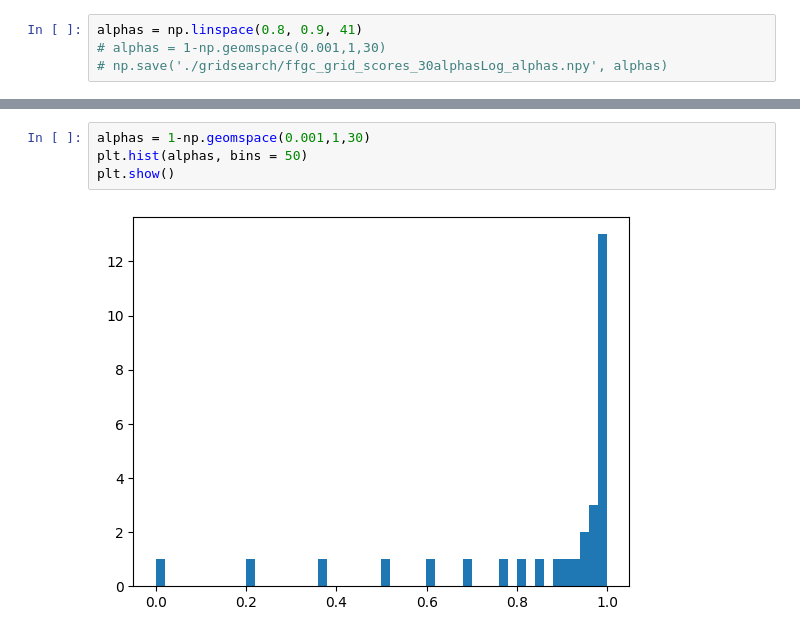
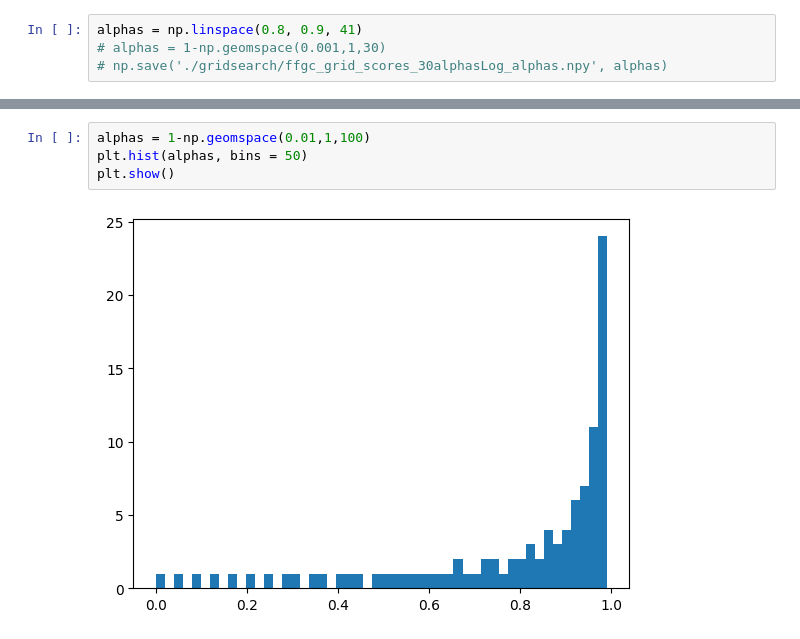
Before and after one commit to bioAI-Oslo/GridsWithoutPI, a Jupyter notebook: grid-search.ipynb, the cells around one changed output, grey strips where cells are left out. Drawn from its saved outputs; the diff is of its cells as text.

```diff
--- a/grid-search.ipynb
+++ b/grid-search.ipynb
@@ -131,6 +243,6 @@ plt.show()
 # %%
-alphas = 1-np.geomspace(0.001,1,30)
+alphas = 1-np.geomspace(0.01,1,100)
 plt.hist(alphas, bins = 50)
 plt.show()
 # %% [output]
-[figure, old version]
+[figure, new version]
```
Also changed, not shown: parts of 13 cells of this notebook.
